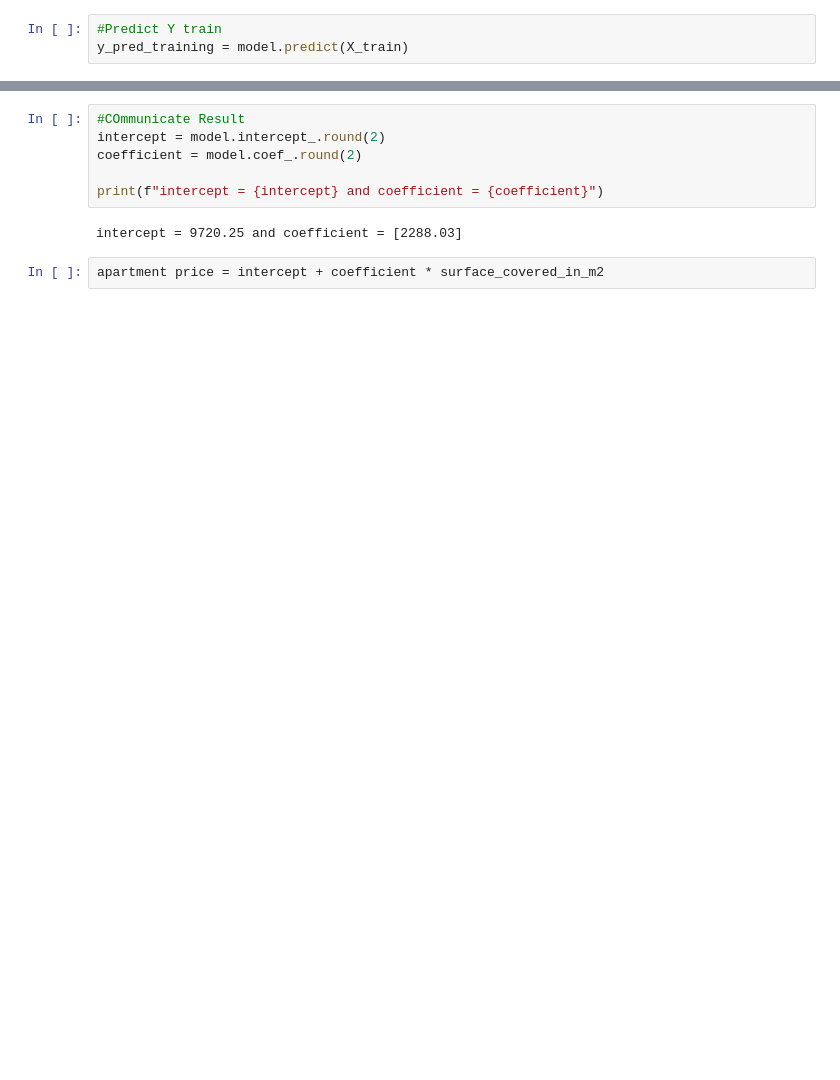
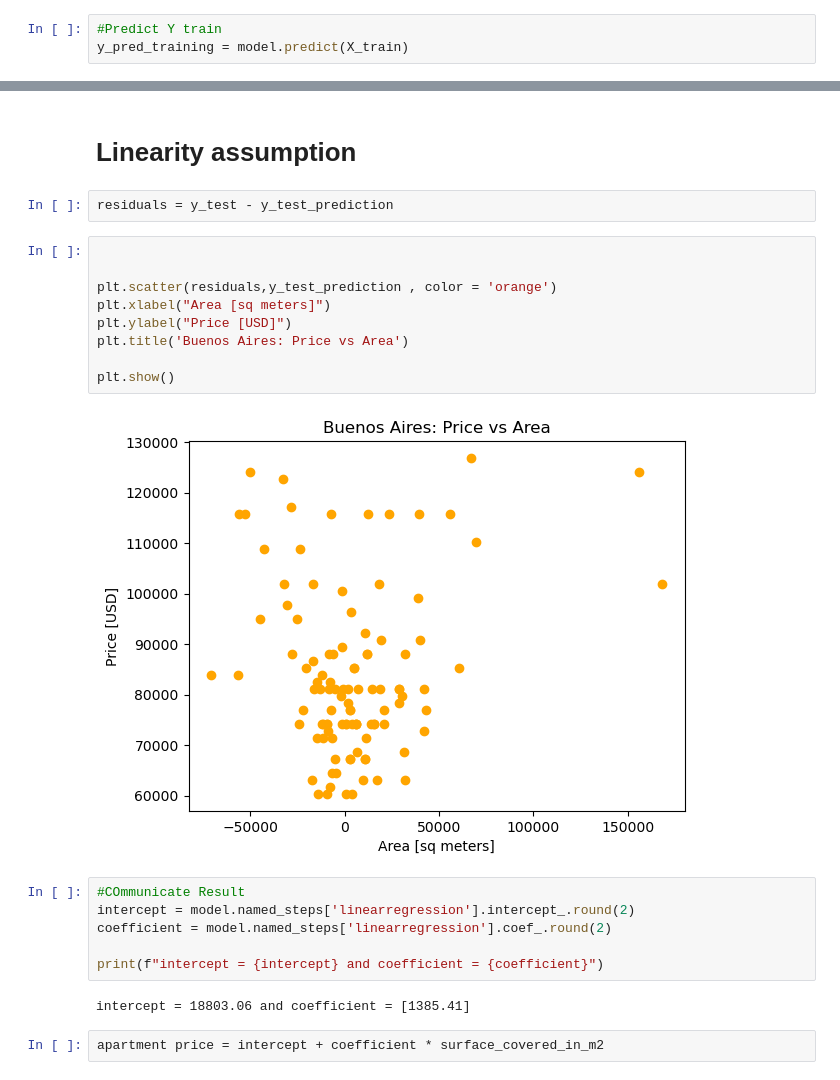
Before and after one commit to Alexpious/A-Linear--Regression-Model-to-Predict-Real-Estate-Prices-in-Buenos-Aires-from-Apartment-Size, a Jupyter notebook: A Regression Model to Predict Real Estate Prices in Buenos Aires from Apartment Size.ipynb, the cells around one changed output, grey strips where cells are left out. Drawn from its saved outputs; the diff is of its cells as text; blank space fills up the shorter version.

```diff
--- a/A Regression Model to Predict Real Estate Prices in Buenos Aires from Apartment Size.ipynb
+++ b/A Regression Model to Predict Real Estate Prices in Buenos Aires from Apartment Size.ipynb
@@ -116,10 +196,25 @@ plt.show()
+# %% [markdown]
+# Linearity assumption
+# %%
+residuals = y_test - y_test_prediction
+# %%
+
+
+plt.scatter(residuals,y_test_prediction , color = 'orange')
+plt.xlabel("Area [sq meters]")
+plt.ylabel("Price [USD]")
+plt.title('Buenos Aires: Price vs Area')
+
+plt.show()
+# %% [output]
+[figure, added]
 # %%
 #COmmunicate Result
-intercept = model.intercept_.round(2)
-coefficient = model.coef_.round(2)
+intercept = model.named_steps['linearregression'].intercept_.round(2)
+coefficient = model.named_steps['linearregression'].coef_.round(2)
 
 print(f"intercept = {intercept} and coefficient = {coefficient}")
 # %% [output]
-intercept = 9720.25 and coefficient = [2288.03]
+intercept = 18803.06 and coefficient = [1385.41]
 # %%
 apartment price = intercept + coefficient * surface_covered_in_m2
```
Also changed, not shown: parts of 22 cells of this notebook.
